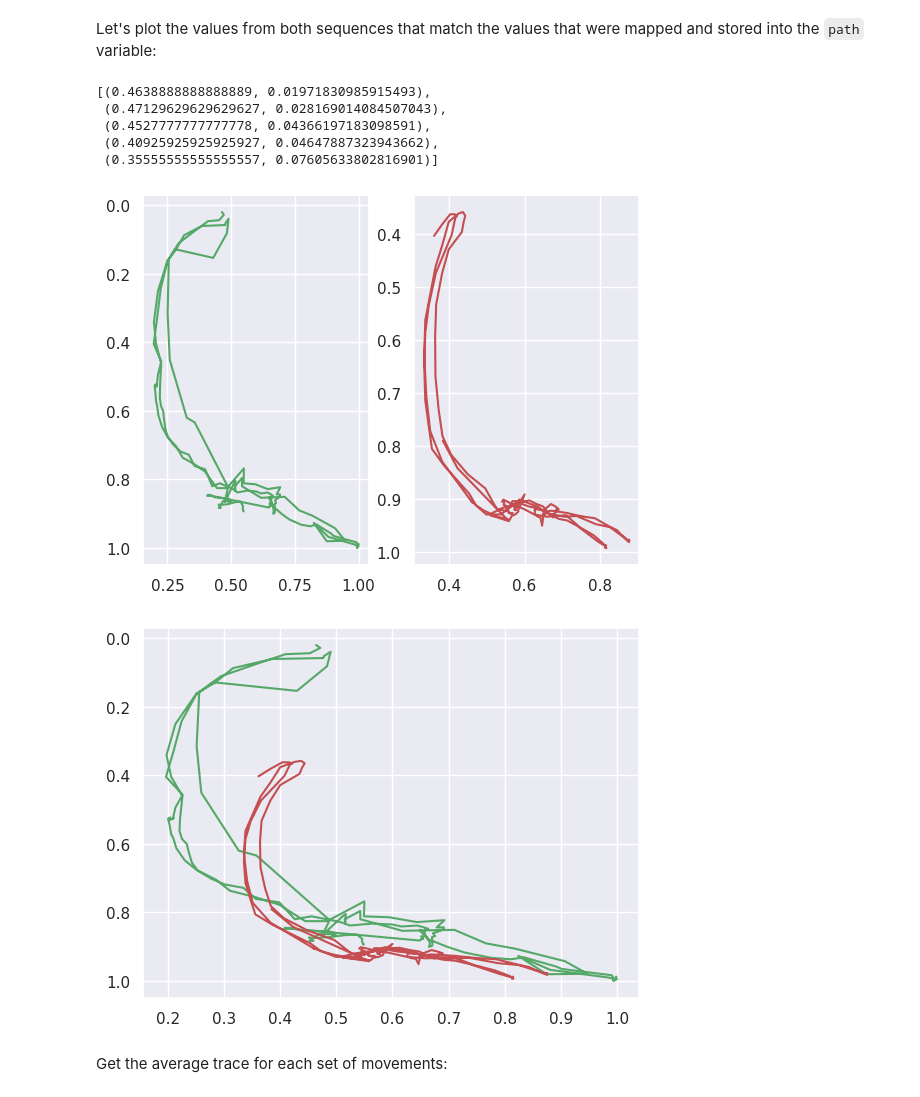
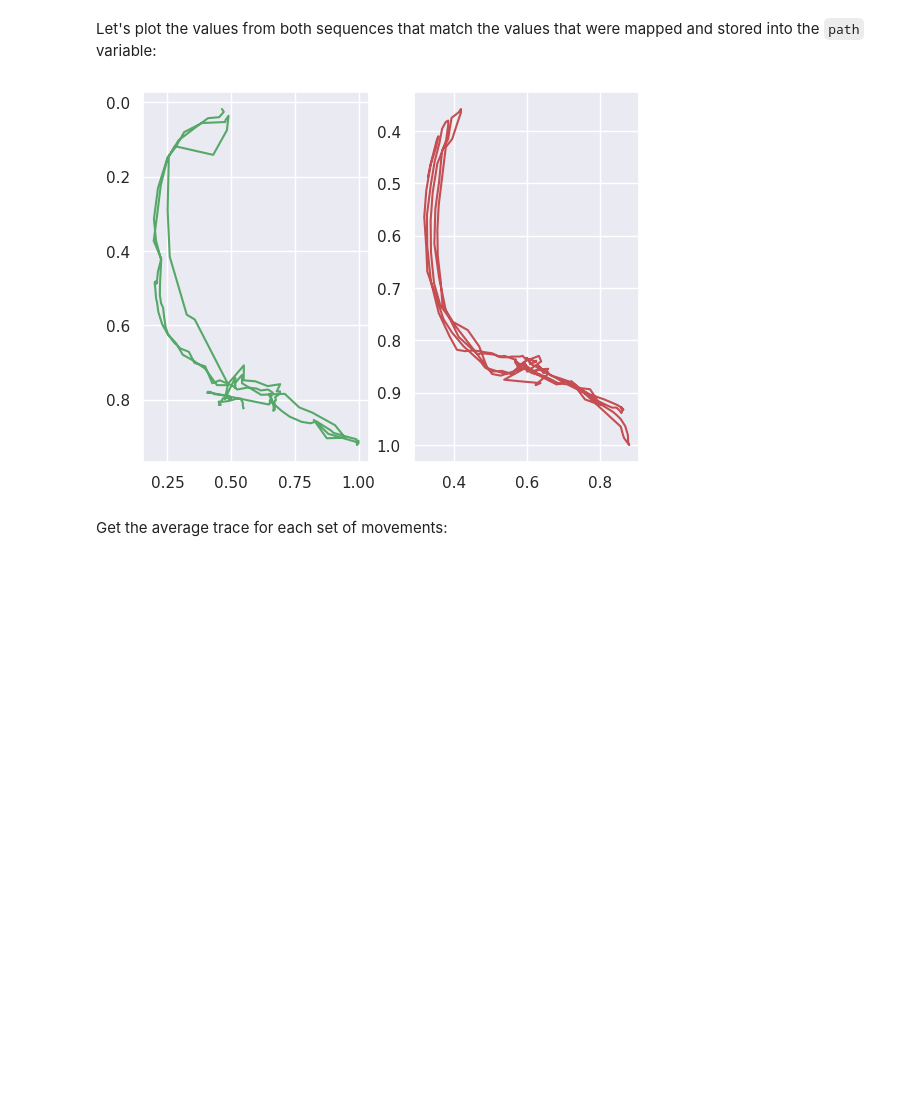
Before and after one commit to EnkrateiaLucca/pose_tracking_jiu_jitsu, a Jupyter notebook: pose_jiu_code.ipynb, the cells around one changed output. Saved outputs shown, nothing was run; the diff lists cells and outputs as text; code cells hidden in the pictures; blank space fills up the shorter version.

```diff
--- a/pose_jiu_code.ipynb
+++ b/pose_jiu_code.ipynb
@@ -173,6 +125,7 @@ create_joint_trace_video(VIDEO_PATH,31, color_rgb=(255,0,0))
 # %% [markdown]
 Realtime updating line plot of the x,y,z coordinates of the body parts.
 # %%
+VIDEO_PATH = "./videos/clip_training_session_1.mp4"
 # Initialize MediaPipe Pose model
 body_part_index = 32
 pose = mp_pose.Pose(static_image_mode=False, min_detection_confidence=0.5, min_tracking_confidence=0.5)
@@ -217,9 +170,9 @@ while True:
         x, y, z = results.pose_landmarks.landmark[body_part_index].x, results.pose_landmarks.landmark[body_part_index].y, results.pose_landmarks.landmark[body_part_index].z
 
         # Append the x, y, z values to the corresponding lists
-        #x_vals.append(x)
+        x_vals.append(x)
         y_vals.append(y)
-        #z_vals.append(z)
+        z_vals.append(z)
 
         # # Add the (x, y) coordinates to the trace list
         trace.append((int(x * image.shape[1]), int(y * image.shape[0])))
@@ -340,4 +256,4 @@ create_joint_trace_graph(video_path, output_path, body_part_index)
 # %%
-video_path = "./videos/clip_training_session_2.mp4"
+video_path = "./videos/clip_training_session_3.mp4"
 body_part_index = 31
 foot_trace = get_joint_trace_data(video_path, body_part_index)
@@ -347,8 +265,10 @@ body_part_index = 31
 foot_trace_reference = get_joint_trace_data(video_path, body_part_index,xmin=0,ymin=0,xmax=1300)
 # %% [output]
 Ignoring empty camera frame.
+# %%
+#foot_trace_clip = foot_trace[:len(foot_trace_reference)]
+foot_trace_clip = foot_trace
 # %%
-foot_trace_clip = foot_trace[:len(foot_trace_reference)]
 plt.plot(np.array(foot_trace_clip)[:, 0], np.array(foot_trace_clip)[:, 1], color='r')
 plt.gca().invert_yaxis();
 # %% [output]
@@ -385,29 +305,21 @@ Let's plot the values from both sequences that match the values that were mapped
 # %%
 foot_trace_reference_norm_mapped = [foot_trace_reference_norm[path[i][1]] for i in range(len(path))]
 foot_trace_clip_norm_mapped = [foot_trace_clip_norm[path[i][1]] for i in range(len(path))]
-foot_trace_reference_norm_mapped[:5]
-# %% [output]
-[(0.4638888888888889, 0.01971830985915493),
- (0.47129629629629627, 0.028169014084507043),
- (0.4527777777777778, 0.04366197183098591),
- (0.40925925925925927, 0.04647887323943662),
- (0.35555555555555557, 0.07605633802816901)]
 # %%
 plt.subplot(1,2,1)
 plt.plot(np.array(foot_trace_reference_norm_mapped)[:, 0], np.array(foot_trace_reference_norm_mapped)[:, 1], color='g')
 plt.gca().invert_yaxis();
 
 plt.subplot(1,2,2)
 plt.plot(np.array(foot_trace_clip_norm_mapped)[:, 0], np.array(foot_trace_clip_norm_mapped)[:, 1], color='r')
 plt.gca().invert_yaxis();
 plt.show()
 
-plt.plot(np.array(foot_trace_reference_norm_mapped)[:, 0], np.array(foot_trace_reference_norm_mapped)[:, 1], color='g')
-plt.plot(np.array(foot_trace_clip_norm_mapped)[:, 0], np.array(foot_trace_clip_norm_mapped)[:, 1], color='r');
-plt.gca().invert_yaxis();
+# plt.plot(np.array(foot_trace_reference_norm_mapped)[:, 0], np.array(foot_trace_reference_norm_mapped)[:, 1], color='g')
+# plt.plot(np.array(foot_trace_clip_norm_mapped)[:, 0], np.array(foot_trace_clip_norm_mapped)[:, 1], color='r');
+# plt.gca().invert_yaxis();
 # %% [output]
-[figure, old version]
+[figure, new version]
-[figure, removed]
 # %% [markdown]
 Get the average trace for each set of movements:
 # %%
```
Also changed, not shown: parts of 23 cells of this notebook, 4 other files.
